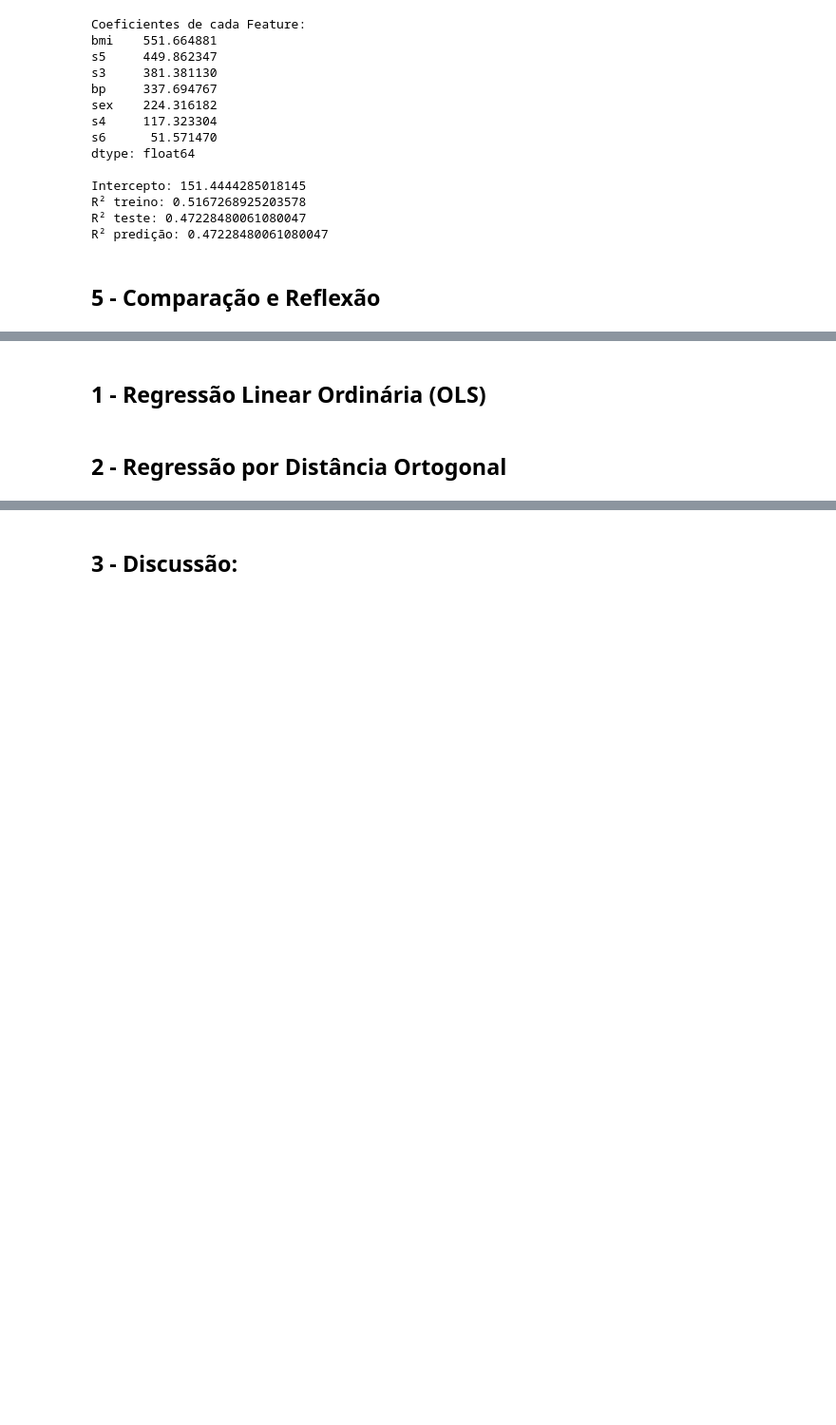
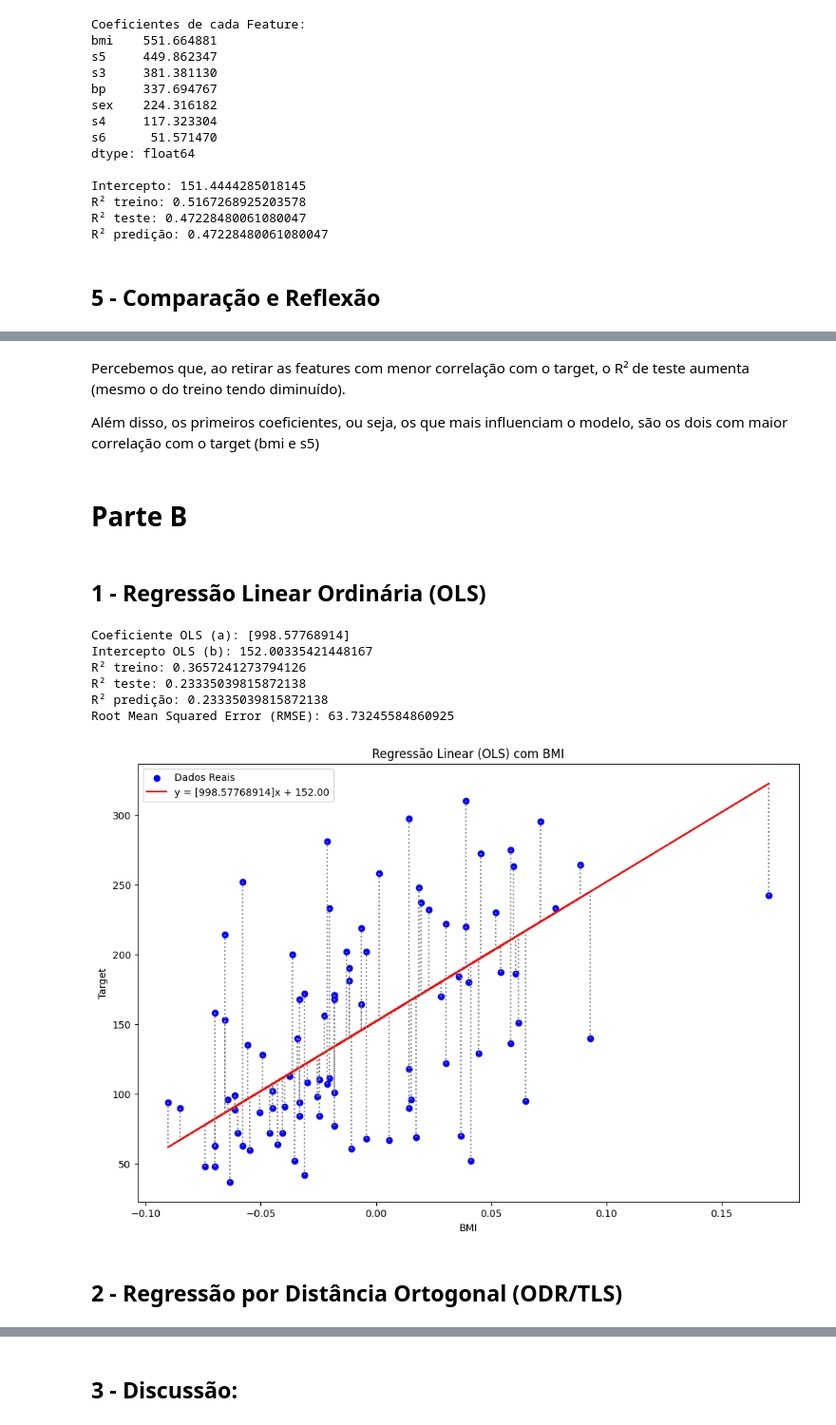
Before and after one commit to CavMCarolina/IA-and-Machine-Learning, a Jupyter notebook: Checkpoints/cp1.ipynb, the cells around one changed output, grey strips where cells are left out. Shown at 95% size. Drawn from its saved outputs; the diff is of its cells as text; code cells hidden in the pictures; blank space fills up the shorter version.

```diff
--- a/Checkpoints/cp1.ipynb
+++ b/Checkpoints/cp1.ipynb
@@ -250,4 +284,61 @@ R² predição: 0.47228480061080047
+# %% [markdown]
+Percebemos que, ao retirar as features com menor correlação com o target, o R² de teste aumenta (mesmo o do treino tendo diminuído).
+
+Além disso, os primeiros coeficientes, ou seja, os que mais influenciam o modelo, são os dois com maior correlação com o target (bmi e s5)
+# %% [markdown]
+# Parte B
+# %%
+X_train_bmi, X_test_bmi, y_train_bmi, y_test_bmi = train_test_split(df[["bmi"]], df["target"], test_size=0.2, random_state=42)
+
+reg_bmi = LinearRegression()
+reg_bmi.fit(X_train_bmi, y_train_bmi)
+
+y_pred_bmi = reg_bmi.predict(X_test_bmi)
 # %% [markdown]
 ## 1 - Regressão Linear Ordinária (OLS)
+# %%
+# Coeficiente
+coeficiente_bmi = reg_bmi.coef_
+print("Coeficiente OLS (a):", coeficiente_bmi)
+
+# Intercepto
+intercept_bmi = reg_bmi.intercept_
+print("Intercepto OLS (b):", intercept_bmi)
+
+# R² no treino
+r2_train_bmi = reg_bmi.score(X_train_bmi, y_train_bmi)
+print("R² treino:", r2_train_bmi)
+
+# R² no teste
+r2_test_bmi = reg_bmi.score(X_test_bmi, y_test_bmi)
+print("R² teste:", r2_test_bmi)
+
+# R² na predição
+r2_bmi = r2_score(y_test_bmi, y_pred_bmi)
+print("R² predição:", r2_bmi)
+
+# RMSE no conjunto de teste
+mse = mean_squared_error(y_test_bmi, y_pred_bmi)
+rmse = np.sqrt(mse)
+print("Root Mean Squared Error (RMSE):", rmse)
+
+# Plotando a regressão, mostrando alguns resíduos verticais
+plt.figure(figsize=(12, 8))
+plt.scatter(X_test_bmi, y_test_bmi, color='blue', label='Dados Reais')
+plt.plot(X_test_bmi, y_pred_bmi, color='red', label=f'y = {coeficiente_bmi}x + {intercept_bmi:.2f}')
+plt.vlines(X_test_bmi, y_test_bmi, y_pred_bmi, color='gray', linestyle='dotted')
+plt.xlabel('BMI')
+plt.ylabel('Target')
+plt.title('Regressão Linear (OLS) com BMI')
+plt.legend()
+plt.show()
+# %% [output]
+Coeficiente OLS (a): [998.57768914]
+Intercepto OLS (b): 152.00335421448167
+R² treino: 0.3657241273794126
+R² teste: 0.23335039815872138
+R² predição: 0.23335039815872138
+Root Mean Squared Error (RMSE): 63.73245584860925
+[figure, added]
 # %% [markdown]
-## 2 - Regressão por Distância Ortogonal
+## 2 - Regressão por Distância Ortogonal (ODR/TLS)
```
Also changed, not shown: parts of 10 cells of this notebook.
